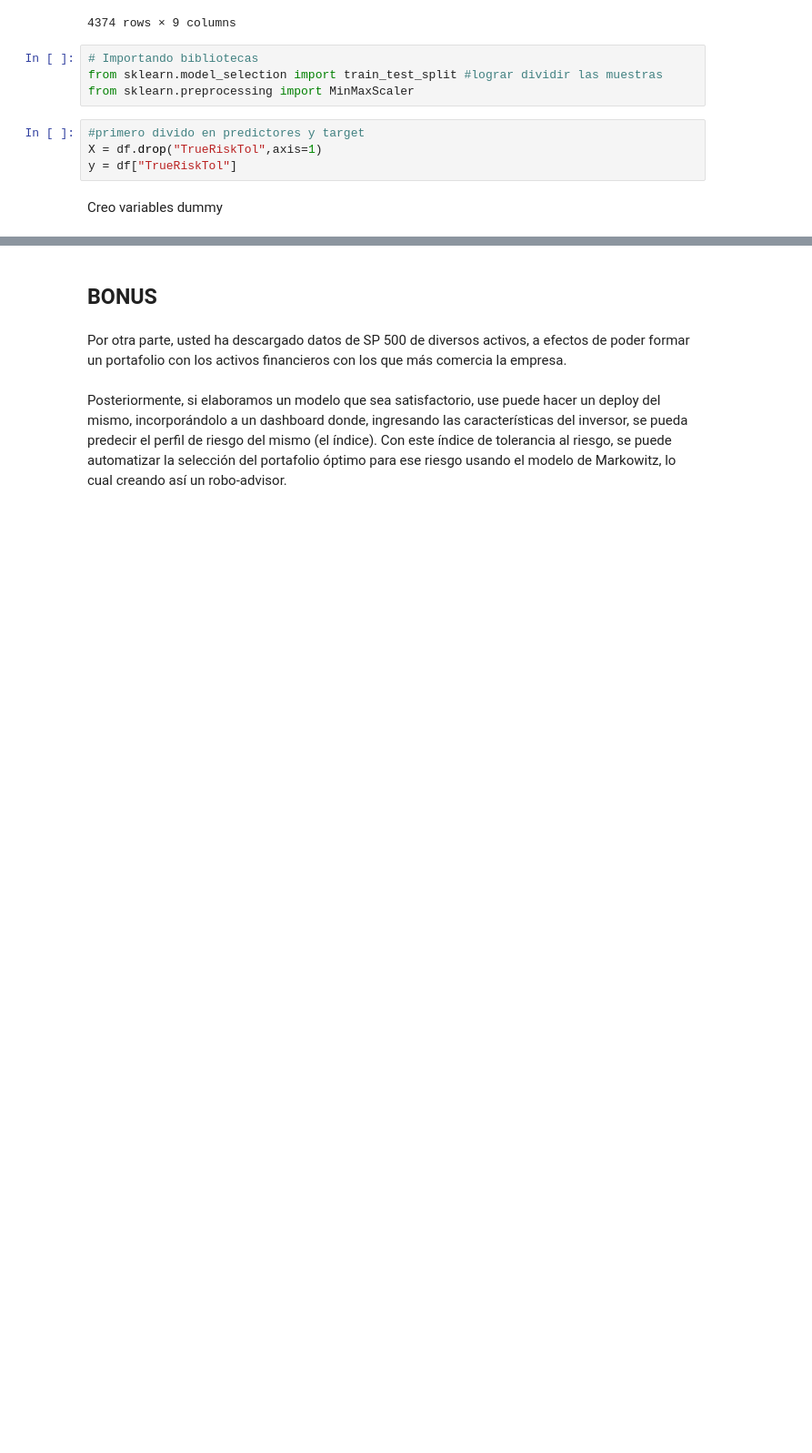
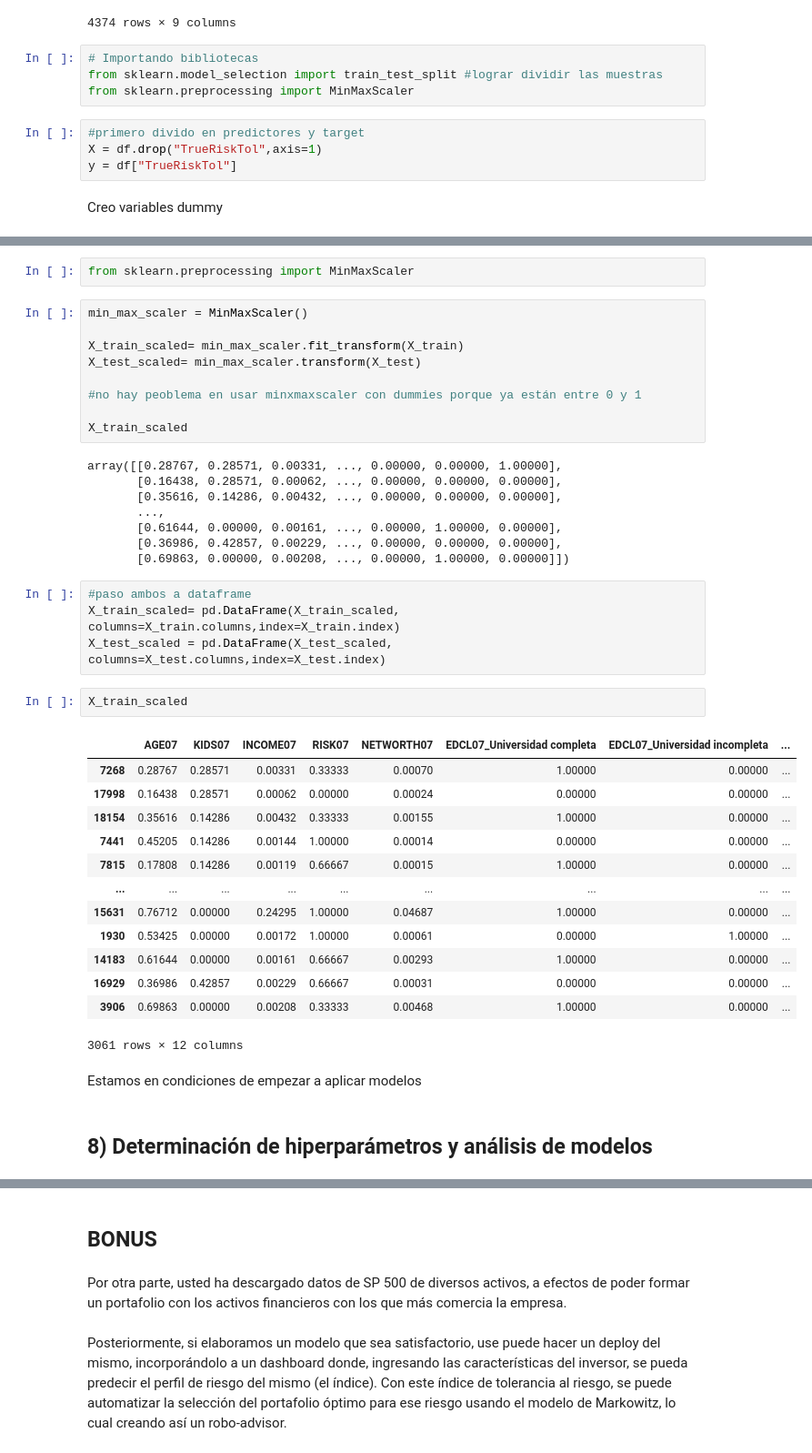
Before and after one commit to niberod/fin-ml, a Jupyter notebook: Chapter 5 - Sup. Learning - Regression and Time Series models/Case Study 3 - Investor Risk Tolerance and Robo-advisors/Caso 1 - tolerancia al riesgo.ipynb, the cells around one changed output, grey strips where cells are left out. Shown at 91% size. Saved outputs shown, nothing was run; the diff lists cells and outputs as text; blank space fills up the shorter version.

```diff
--- a/Chapter 5 - Sup. Learning - Regression and Time Series models/Case Study 3 - Investor Risk Tolerance and Robo-advisors/Caso 1 - tolerancia al riesgo.ipynb
+++ b/Chapter 5 - Sup. Learning - Regression and Time Series models/Case Study 3 - Investor Risk Tolerance and Robo-advisors/Caso 1 - tolerancia al riesgo.ipynb
@@ -493,0 +542,43 @@ pd.get_dummies(df.select_dtypes(include='O'))
+# %%
+from sklearn.preprocessing import MinMaxScaler
+# %%
+min_max_scaler = MinMaxScaler()
+
+X_train_scaled= min_max_scaler.fit_transform(X_train)
+X_test_scaled= min_max_scaler.transform(X_test)
+
+#no hay peoblema en usar minxmaxscaler con dummies porque ya están entre 0 y 1
+
+X_train_scaled
+# %% [output]
+array([[0.28767, 0.28571, 0.00331, ..., 0.00000, 0.00000, 1.00000],
+       [0.16438, 0.28571, 0.00062, ..., 0.00000, 0.00000, 0.00000],
+       [0.35616, 0.14286, 0.00432, ..., 0.00000, 0.00000, 0.00000],
+       ...,
+       [0.61644, 0.00000, 0.00161, ..., 0.00000, 1.00000, 0.00000],
+       [0.36986, 0.42857, 0.00229, ..., 0.00000, 0.00000, 0.00000],
+       [0.69863, 0.00000, 0.00208, ..., 0.00000, 1.00000, 0.00000]])
+# %%
+#paso ambos a dataframe
+X_train_scaled= pd.DataFrame(X_train_scaled, columns=X_train.columns,index=X_train.index)
+X_test_scaled = pd.DataFrame(X_test_scaled, columns=X_test.columns,index=X_test.index)
+# %%
+X_train_scaled
+# %% [output]
+|  | AGE07 | KIDS07 | INCOME07 | RISK07 | NETWORTH07 | EDCL07_Universidad completa | EDCL07_Universidad incompleta | ... |
+| 7268 | 0.28767 | 0.28571 | 0.00331 | 0.33333 | 0.00070 | 1.00000 | 0.00000 | ... |
+| 17998 | 0.16438 | 0.28571 | 0.00062 | 0.00000 | 0.00024 | 0.00000 | 0.00000 | ... |
+| 18154 | 0.35616 | 0.14286 | 0.00432 | 0.33333 | 0.00155 | 1.00000 | 0.00000 | ... |
+| 7441 | 0.45205 | 0.14286 | 0.00144 | 1.00000 | 0.00014 | 0.00000 | 0.00000 | ... |
+| 7815 | 0.17808 | 0.14286 | 0.00119 | 0.66667 | 0.00015 | 1.00000 | 0.00000 | ... |
+| ... | ... | ... | ... | ... | ... | ... | ... | ... |
+| 15631 | 0.76712 | 0.00000 | 0.24295 | 1.00000 | 0.04687 | 1.00000 | 0.00000 | ... |
+| 1930 | 0.53425 | 0.00000 | 0.00172 | 1.00000 | 0.00061 | 0.00000 | 1.00000 | ... |
+| 14183 | 0.61644 | 0.00000 | 0.00161 | 0.66667 | 0.00293 | 1.00000 | 0.00000 | ... |
+| 16929 | 0.36986 | 0.42857 | 0.00229 | 0.66667 | 0.00031 | 0.00000 | 0.00000 | ... |
+| 3906 | 0.69863 | 0.00000 | 0.00208 | 0.33333 | 0.00468 | 1.00000 | 0.00000 | ... |
+3061 rows × 12 columns
+# %% [markdown]
+Estamos en condiciones de empezar a aplicar modelos
+# %% [markdown]
+## 8) Determinación de hiperparámetros y análisis de modelos
```
Also changed, not shown: parts of 52 cells of this notebook.
